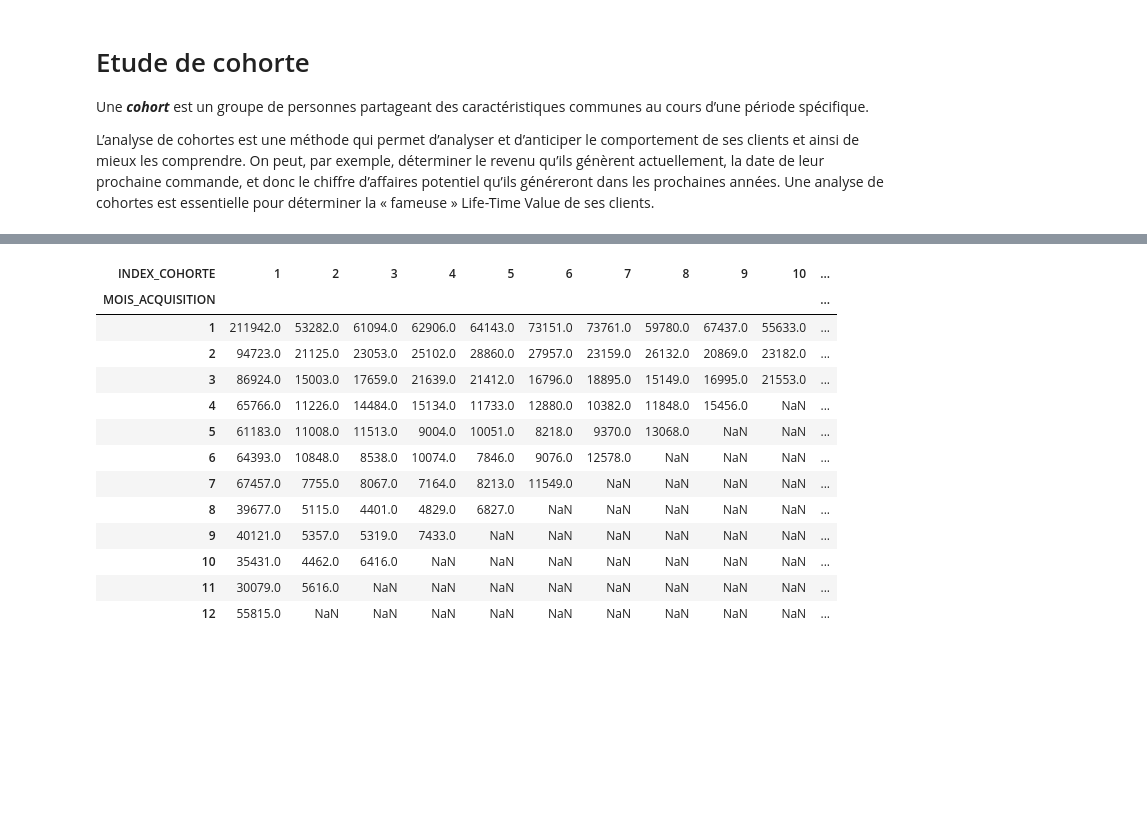
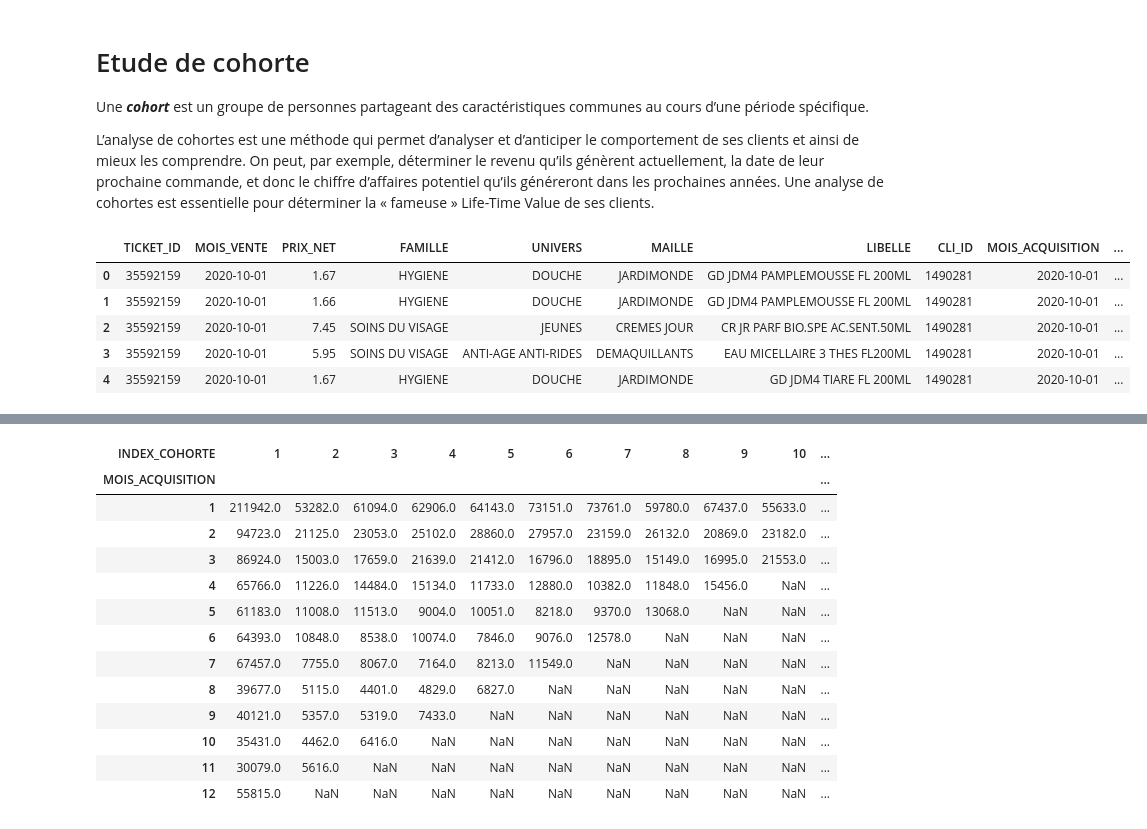
Before and after one commit to Sandra-I/recommender-Epitech, a Jupyter notebook: Customer Segmentation.ipynb, the cells around one changed output, grey strips where cells are left out. Cells and saved outputs as stored; diff of their text form; code cells hidden in the pictures; blank space fills up the shorter version.

```diff
--- a/Customer Segmentation.ipynb
+++ b/Customer Segmentation.ipynb
@@ -13,5 +13,14 @@ import datetime
 import numpy as np
 pd.set_option('display.max_rows', 200)
 # %%
-df = pd.read_csv("clean_dataset.csv", index_col = 0)
+df = pd.read_csv("KaDo_clean.csv", parse_dates=True)
+# %%
+df.head()
+# %% [output]
+|  | TICKET_ID | MOIS_VENTE | PRIX_NET | FAMILLE | UNIVERS | MAILLE | LIBELLE | CLI_ID | MOIS_ACQUISITION | ... |
+| 0 | 35592159 | 2020-10-01 | 1.67 | HYGIENE | DOUCHE | JARDIMONDE | GD JDM4 PAMPLEMOUSSE FL 200ML | 1490281 | 2020-10-01 | ... |
+| 1 | 35592159 | 2020-10-01 | 1.66 | HYGIENE | DOUCHE | JARDIMONDE | GD JDM4 PAMPLEMOUSSE FL 200ML | 1490281 | 2020-10-01 | ... |
+| 2 | 35592159 | 2020-10-01 | 7.45 | SOINS DU VISAGE | JEUNES | CREMES JOUR | CR JR PARF BIO.SPE AC.SENT.50ML | 1490281 | 2020-10-01 | ... |
+| 3 | 35592159 | 2020-10-01 | 5.95 | SOINS DU VISAGE | ANTI-AGE ANTI-RIDES | DEMAQUILLANTS | EAU MICELLAIRE 3 THES FL200ML | 1490281 | 2020-10-01 | ... |
+| 4 | 35592159 | 2020-10-01 | 1.67 | HYGIENE | DOUCHE | JARDIMONDE | GD JDM4 TIARE FL 200ML | 1490281 | 2020-10-01 | ... |
 # %%
```
Also changed, not shown: parts of 44 cells of this notebook, 1 other file.
